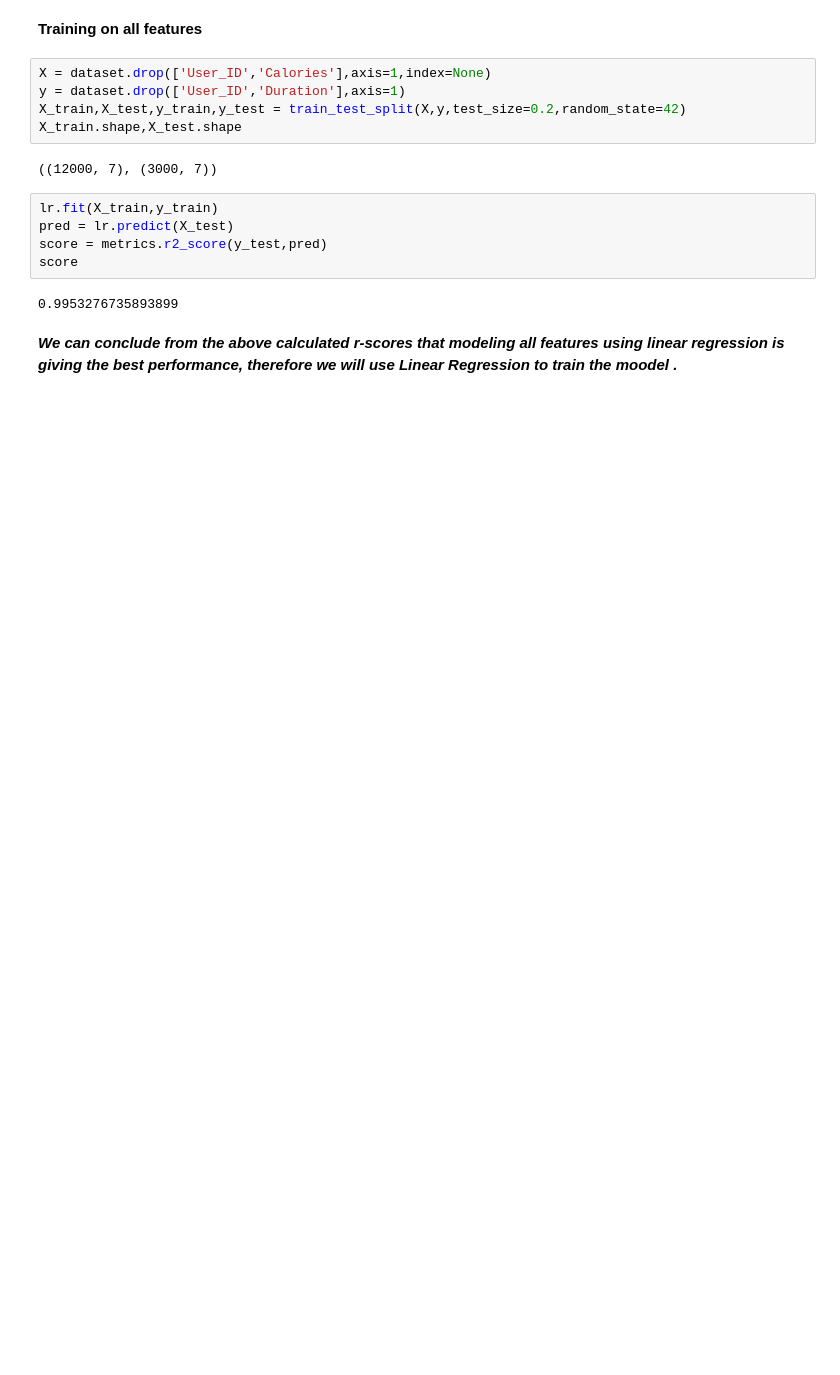
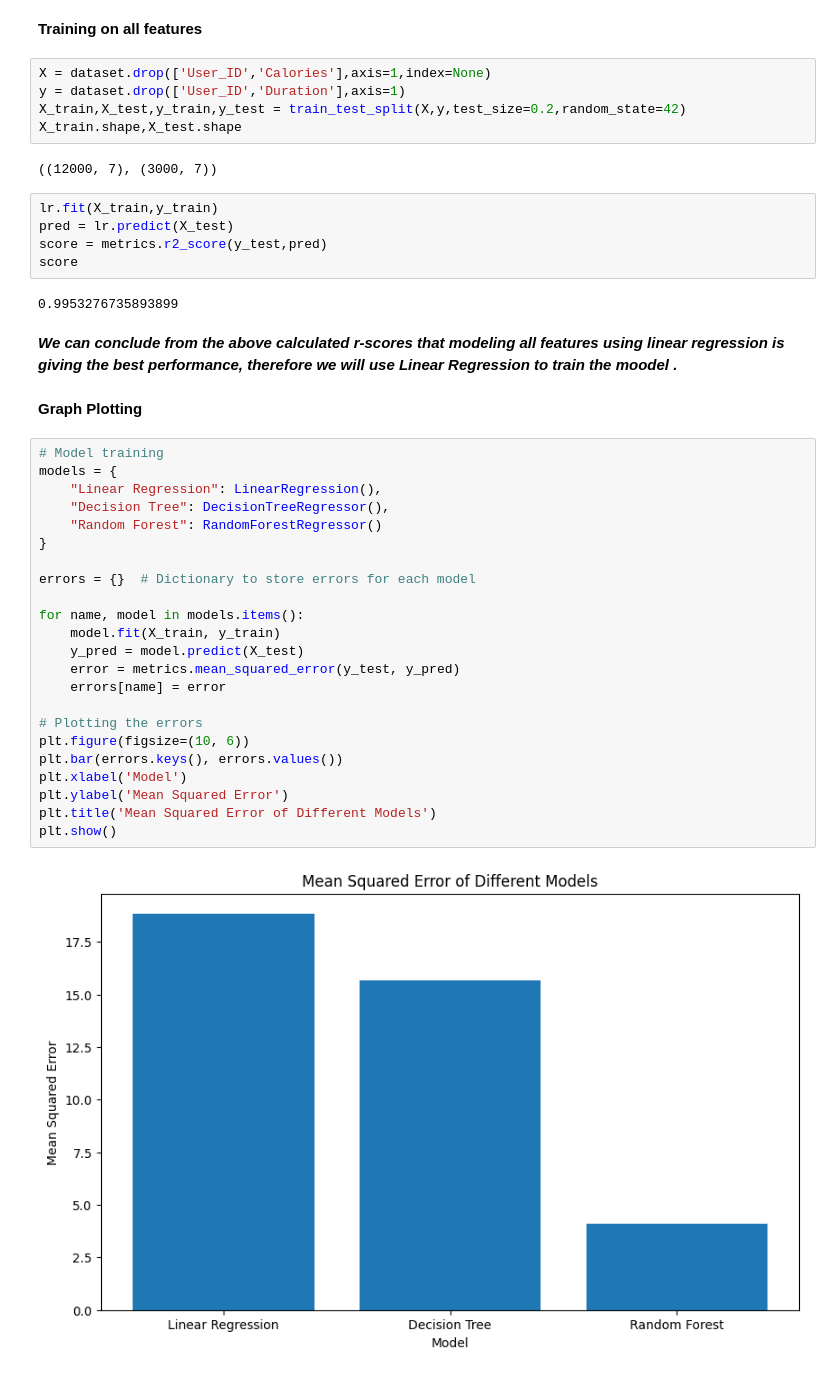
Before and after one commit to ZahraAslamKhan/AI-Calories-Burnt-Predictor-, a Jupyter notebook: CaloriesPrediction.ipynb, the cells around one changed output. Drawn from its saved outputs; the diff is of its cells as text; blank space fills up the shorter version.

Commit message:
Comparison of Models / learning rate

```diff
--- a/CaloriesPrediction.ipynb
+++ b/CaloriesPrediction.ipynb
@@ -353,3 +353,30 @@ score
 0.9953276735893899
 # %% [markdown]
 ***We can conclude from the above calculated r-scores that modeling all features using linear regression is giving the best performance, therefore we will use Linear Regression to train the moodel .***
+# %% [markdown]
+**Graph Plotting**
+# %%
+# Model training
+models = {
+    "Linear Regression": LinearRegression(),
+    "Decision Tree": DecisionTreeRegressor(),
+    "Random Forest": RandomForestRegressor()
+}
+
+errors = {}  # Dictionary to store errors for each model
+
+for name, model in models.items():
+    model.fit(X_train, y_train)
+    y_pred = model.predict(X_test)
+    error = metrics.mean_squared_error(y_test, y_pred)
+    errors[name] = error
+
+# Plotting the errors
+plt.figure(figsize=(10, 6))
+plt.bar(errors.keys(), errors.values())
+plt.xlabel('Model')
+plt.ylabel('Mean Squared Error')
+plt.title('Mean Squared Error of Different Models')
+plt.show()
+# %% [output]
+[figure, added]
```
Also changed, not shown: parts of 5 cells of this notebook.
